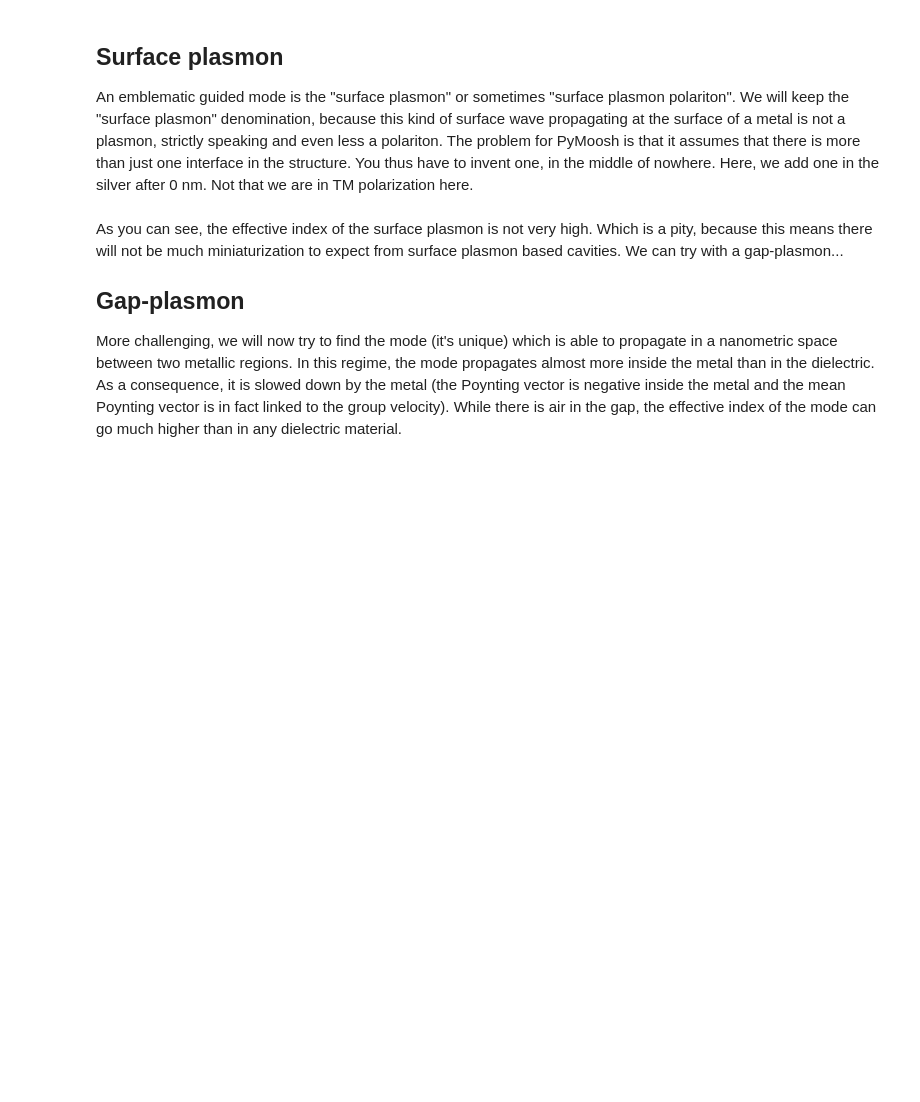
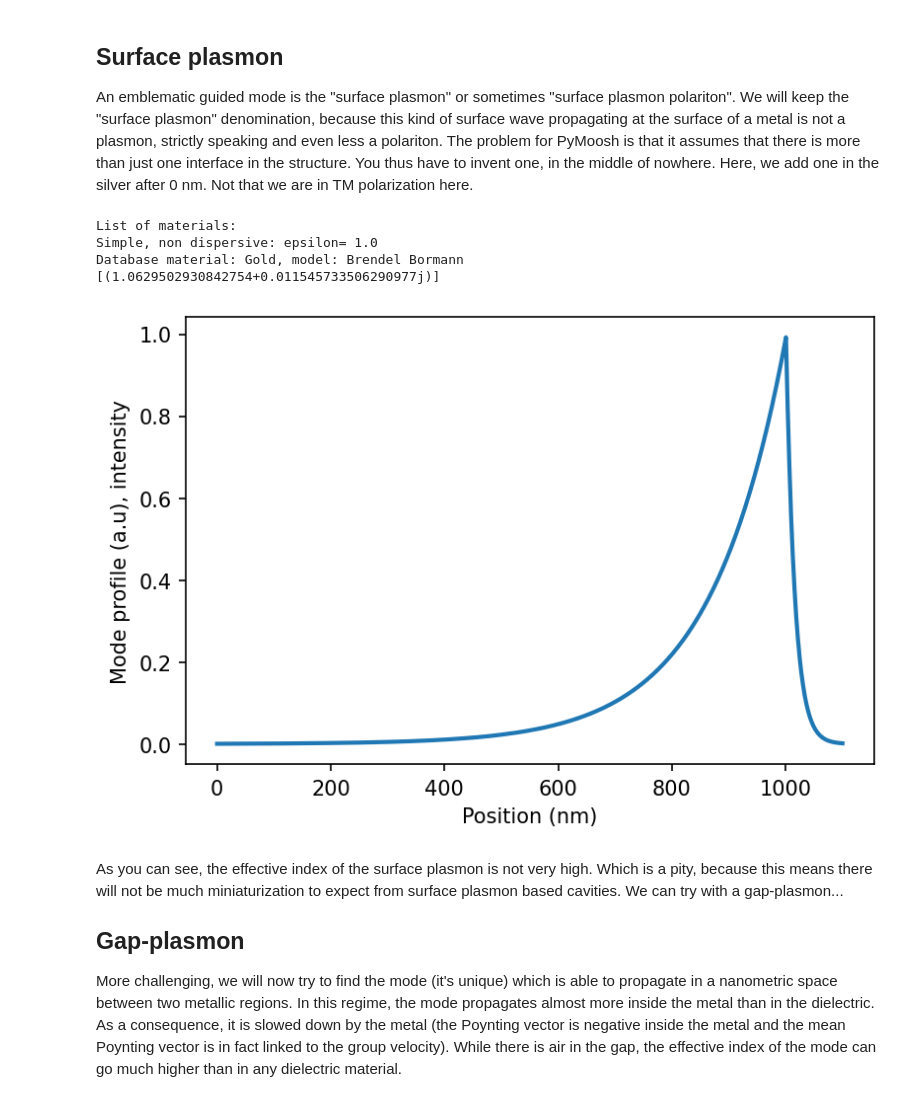
Before and after one commit to AnMoreau/PyMoosh, a Jupyter notebook: notebooks/Finding_representing_guided_modes.ipynb, the cells around one changed output. Drawn from its saved outputs; the diff is of its cells as text; code cells hidden in the pictures; blank space fills up the shorter version.

```diff
--- a/notebooks/Finding_representing_guided_modes.ipynb
+++ b/notebooks/Finding_representing_guided_modes.ipynb
@@ -100,14 +125,21 @@ An emblematic guided mode is the "surface plasmon" or sometimes "surface plasmon
 # %%
 metallic_interface = Structure([1.,'Gold'],[0,1,1],[1000,0,100])
 wavelength = 600
-modes = Guided_modes(metallic_interface,wavelength,1,1.000,1.3)
+modes = guided_modes(metallic_interface,wavelength,1,1.000,1.3)
 print(modes)
+# %% [output]
+List of materials:
+Simple, non dispersive: epsilon= 1.0
+Database material: Gold, model: Brendel Bormann
+[(1.0629502930842754+0.011545733506290977j)]
 # %%
-x,prof = Profile(metallic_interface,modes[0],wavelength,1)
+x,prof = profile(metallic_interface,modes[0],wavelength,1)
 plt.plot(x,np.abs(prof)**2,linewidth = 2)
 plt.ylabel('Mode profile (a.u), intensity')
 plt.xlabel('Position (nm)')
 plt.show()
+# %% [output]
+[figure, added]
 # %% [markdown]
 As you can see, the effective index of the surface plasmon is not very high. Which is a pity, because this means there will not be much miniaturization to expect from surface plasmon based cavities. We can try with a gap-plasmon...
 
```
Also changed, not shown: parts of 10 cells of this notebook, 1 other file.
